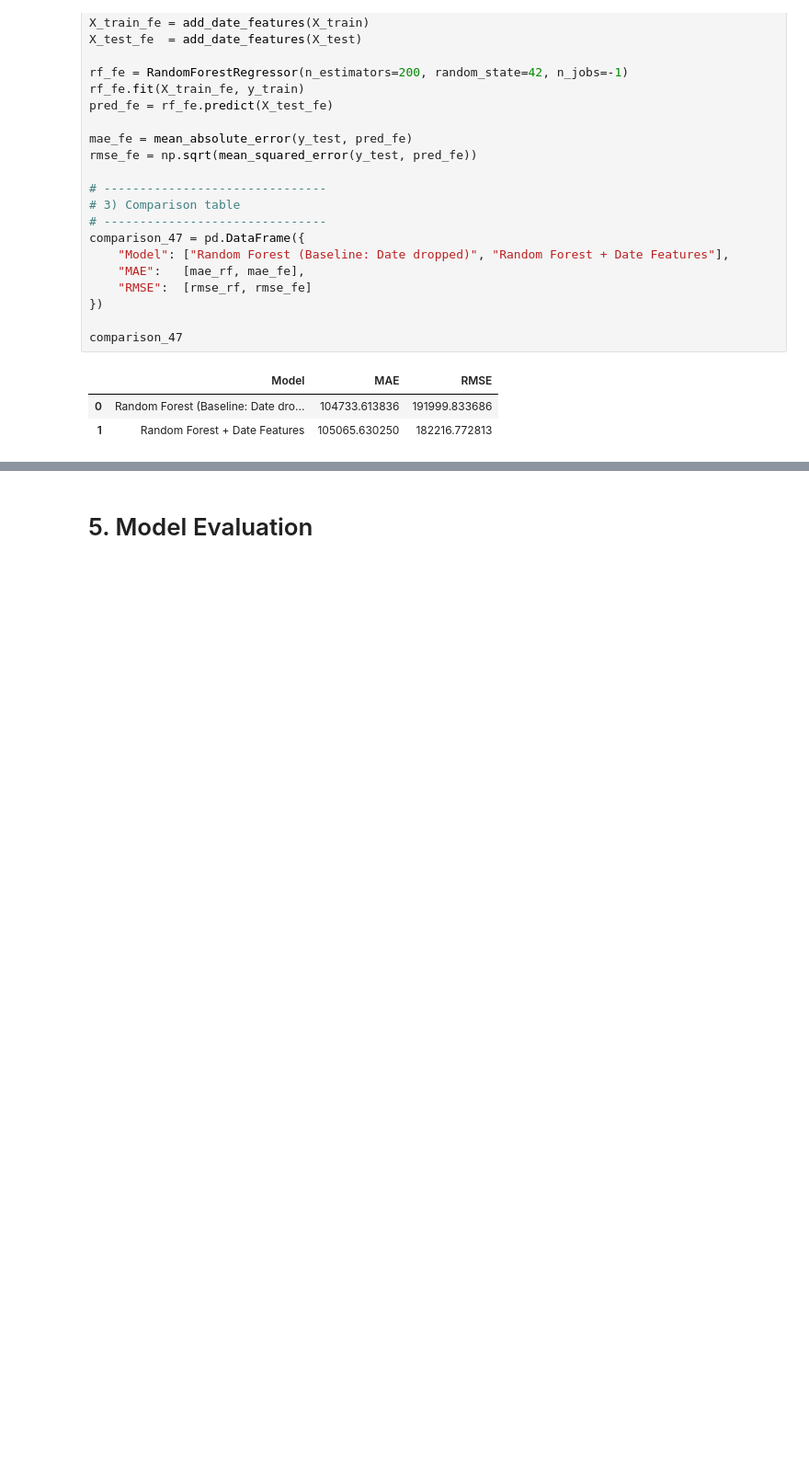
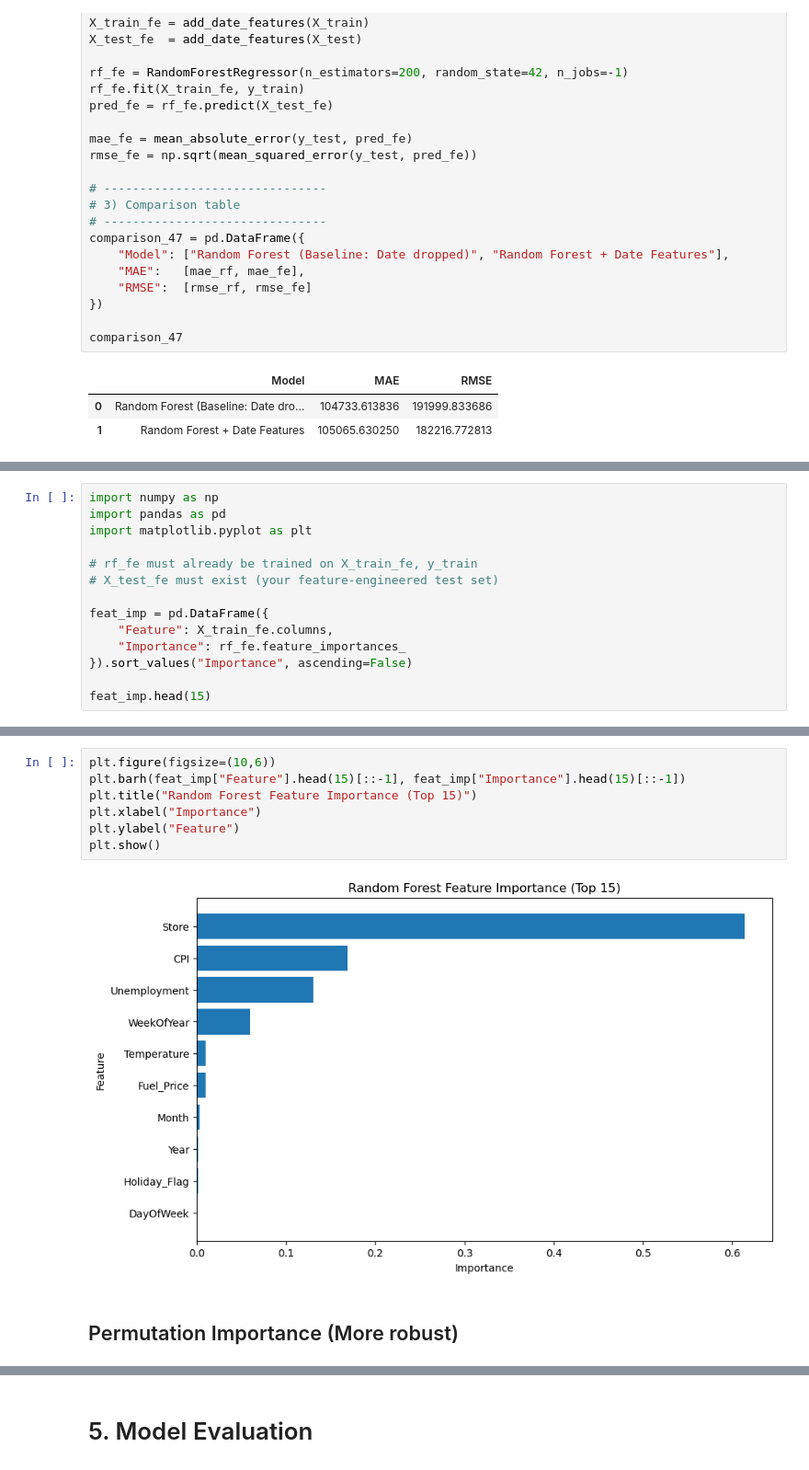
Before and after one commit to vaishnaviTP123/MLDP-Project-3, a Jupyter notebook: MLDP Program Codes Submission Template.ipynb, the cells around one changed output, grey strips where cells are left out. Shown at 92% size. Cells and saved outputs as stored; diff of their text form; blank space fills up the shorter version.

```diff
--- a/MLDP Program Codes Submission Template.ipynb
+++ b/MLDP Program Codes Submission Template.ipynb
@@ -765,0 +813,14 @@ comparison_47
+# %%
+import numpy as np
+import pandas as pd
+import matplotlib.pyplot as plt
+
+# rf_fe must already be trained on X_train_fe, y_train
+# X_test_fe must exist (your feature-engineered test set)
+
+feat_imp = pd.DataFrame({
+    "Feature": X_train_fe.columns,
+    "Importance": rf_fe.feature_importances_
+}).sort_values("Importance", ascending=False)
+
+feat_imp.head(15)
@@ -765,0 +839,11 @@ comparison_47
+# %%
+plt.figure(figsize=(10,6))
+plt.barh(feat_imp["Feature"].head(15)[::-1], feat_imp["Importance"].head(15)[::-1])
+plt.title("Random Forest Feature Importance (Top 15)")
+plt.xlabel("Importance")
+plt.ylabel("Feature")
+plt.show()
+# %% [output]
+[figure, added]
+# %% [markdown]
+## Permutation Importance (More robust)
```
Also changed, not shown: parts of 18 cells of this notebook.
